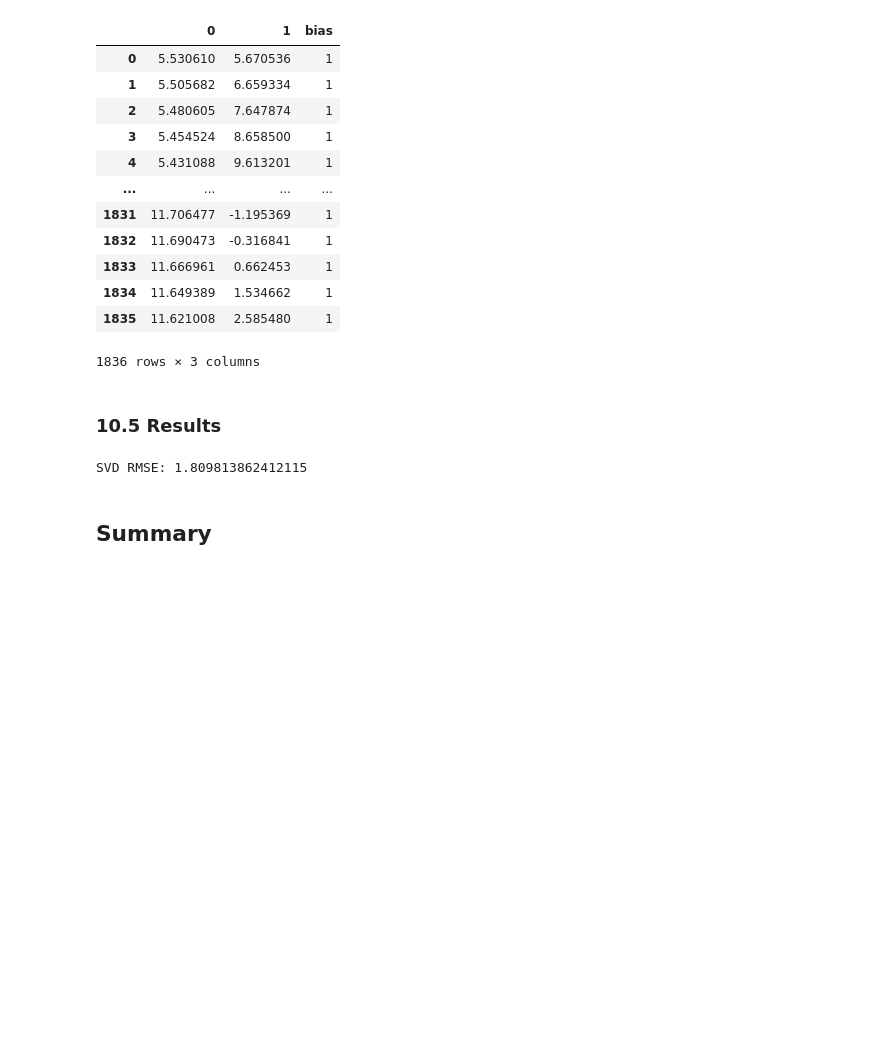
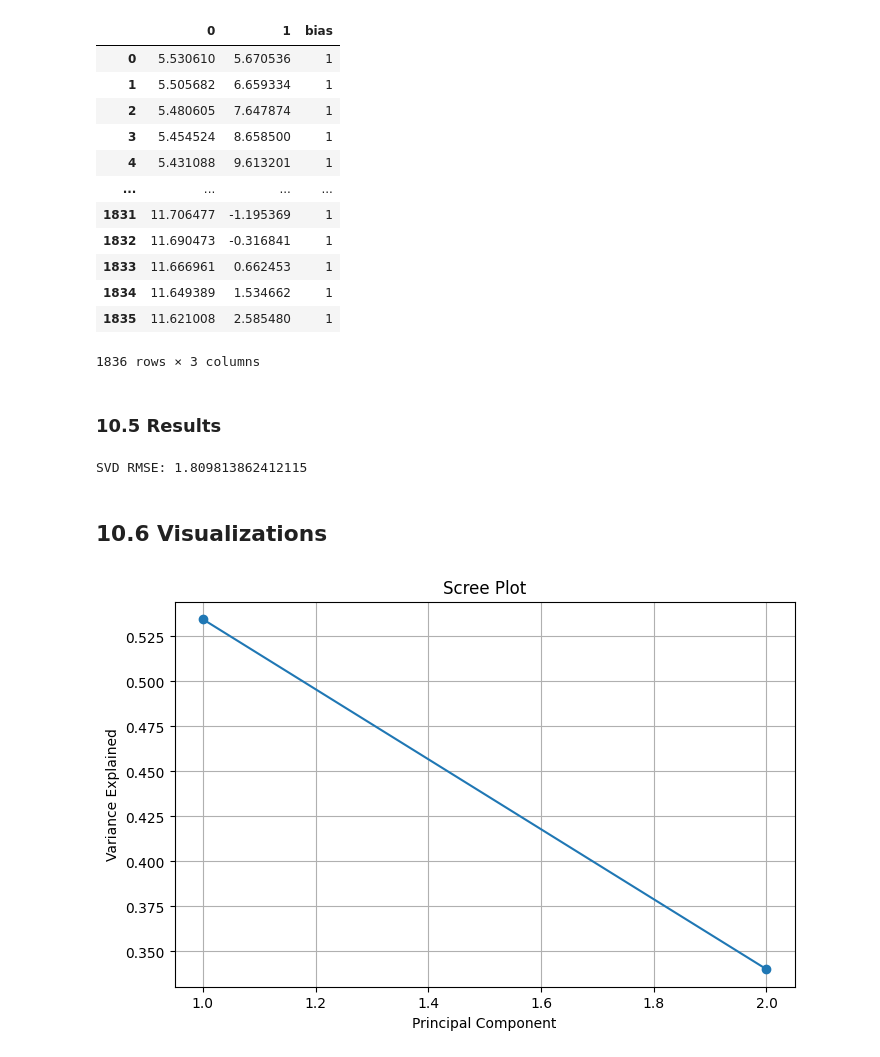
Before and after one commit to hifsakazmi/airquality-ols-svd-gradient-pca, a Jupyter notebook: AirQuality.ipynb, the cells around one changed output. Drawn from its saved outputs; the diff is of its cells as text; code cells hidden in the pictures; blank space fills up the shorter version.

```diff
--- a/AirQuality.ipynb
+++ b/AirQuality.ipynb
@@ -953,10 +988,16 @@ df["Date"] = X.Date
 df["Time"] = X.Time
 
 # Combining date and time into one datetime column
-df['datetime'] = pd.to_datetime(df['Date'] + ' ' + df['Time'])
+# df['datetime'] = pd.to_datetime(df['Date'] + ' ' + df['Time'])
+df['DateTime'] = pd.to_datetime(
+    df['Date'] + ' ' + df['Time'],
+    format="%d/%m/%Y %H.%M.%S",
+    errors='raise'
+)
+
 
 # Sorting by this new column
-df = df.sort_values(by='datetime')
+df = df.sort_values(by='DateTime')
 
 # resetting the index
 df = df.reset_index(drop=True)
@@ -1013,10 +1054,10 @@ plt.show()
 # %% [output]
 [figure]
 # %%
-df['hour'] = df['datetime'].dt.hour
-df['day'] = df['datetime'].dt.day
-df['month'] = df['datetime'].dt.month
-df['weekday'] = df['datetime'].dt.weekday
+df['hour'] = df['DateTime'].dt.hour
+df['day'] = df['DateTime'].dt.day
+df['month'] = df['DateTime'].dt.month
+df['weekday'] = df['DateTime'].dt.weekday
 # %% [markdown]
 ### 10.2 Train-Test Split
 
@@ -1049,8 +1090,8 @@ Test: 2005-01-10 17:00:00 to 2005-04-04 14:00:00
 train_y = train['CO(GT)']
 test_y = test['CO(GT)']
 # %%
-train_X = train.drop(columns=['CO(GT)', 'datetime'])
-test_X = test.drop(columns=['CO(GT)', 'datetime'])
+train_X = train.drop(columns=['CO(GT)', 'DateTime'])
+test_X = test.drop(columns=['CO(GT)', 'DateTime'])
 # %%
 train_X.head()
 # %% [output]
@@ -1227,5 +1270,20 @@ rmse_svd = mean_squared_error(train_y, y_pred_svd)
 print("SVD RMSE:", rmse_svd)
 # %% [output]
 SVD RMSE: 1.809813862412115
-# %% [markdown]
-## Summary
+# %% [markdown]
+## 10.6 Visualizations
+# %%
+import matplotlib.pyplot as plt
+
+# plotting scree plot
+
+plt.figure(figsize=(8,5))
+plt.plot(range(1, len(pca.explained_variance_ratio_) + 1),
+         pca.explained_variance_ratio_, marker='o')
+plt.xlabel("Principal Component")
+plt.ylabel("Variance Explained")
+plt.title("Scree Plot")
+plt.grid(True)
+plt.show()
+# %% [output]
+[figure, added]
```
Also changed, not shown: parts of 17 cells of this notebook.
